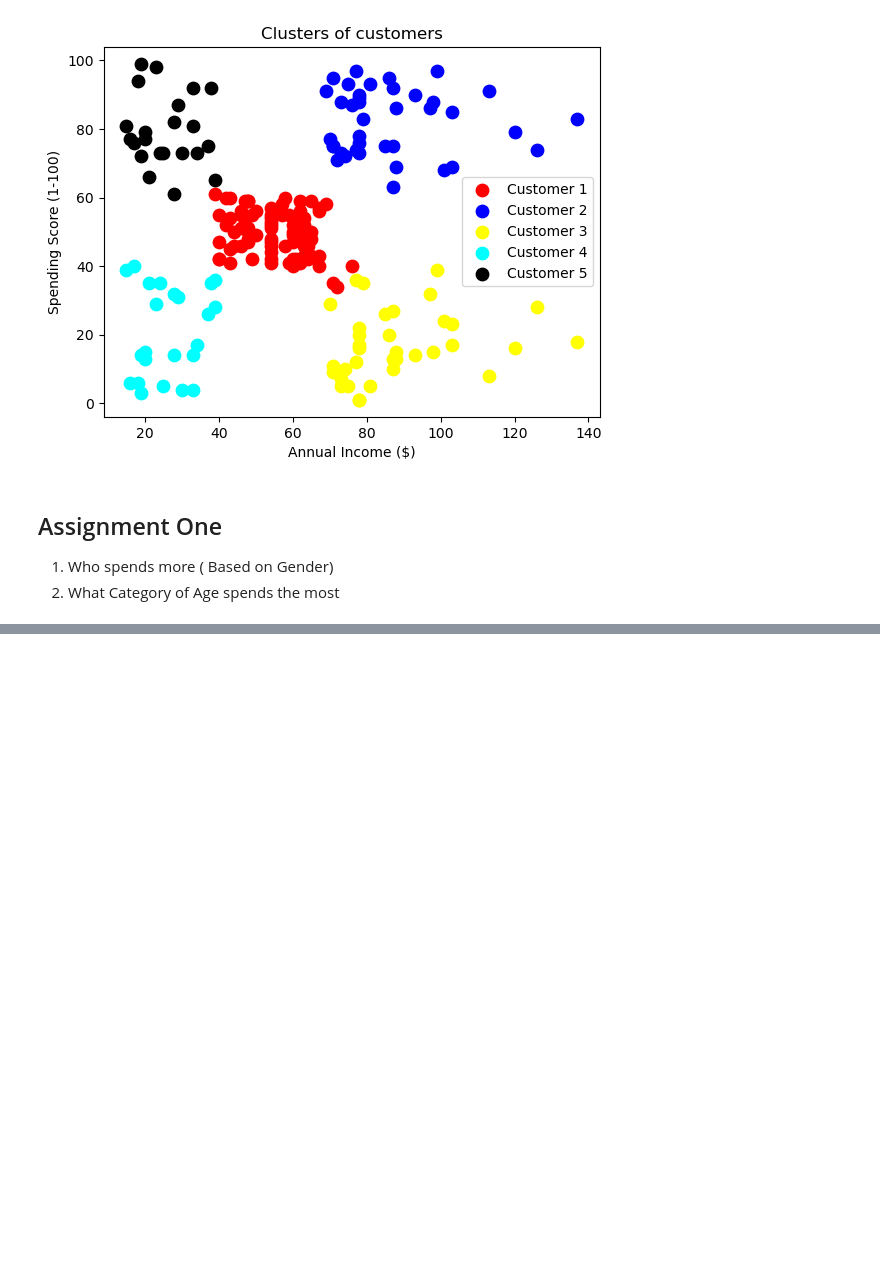
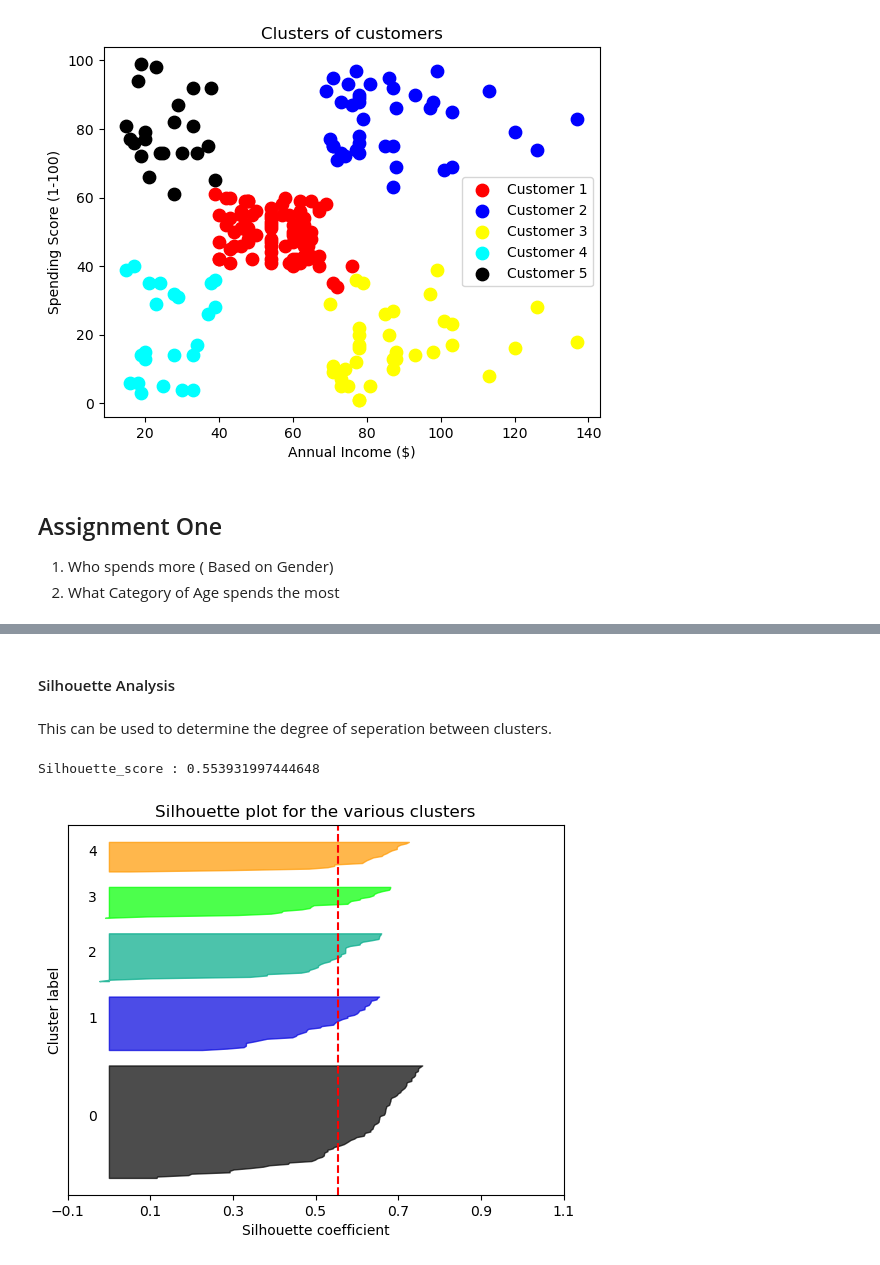
Before and after one commit to Demmynile/DSN-repo, a Jupyter notebook: Customer Segmentation.ipynb, the cells around one changed output, grey strips where cells are left out. Drawn from its saved outputs; the diff is of its cells as text; code cells hidden in the pictures; blank space fills up the shorter version.

```diff
--- a/Customer Segmentation.ipynb
+++ b/Customer Segmentation.ipynb
@@ -130,0 +133,4 @@ plt.show()
+# %% [markdown]
+#### Silhouette Analysis
+# %% [markdown]
+This can be used to determine the degree of seperation between clusters.
@@ -130,0 +139,6 @@ plt.show()
+# %%
+# Calculate the silhouette_score
+silhouette_avg = silhouette_score(X , y_kmeans)
+print("Silhouette_score :" , silhouette_avg)
+# %% [output]
+Silhouette_score : 0.553931997444648
@@ -130,0 +149,43 @@ plt.show()
+# %%
+# Calculate silhouette scores for each sample
+
+silhouette_values  = silhouette_samples(X , y_kmeans)
+
+
+fig , ax = plt.subplots()
+
+
+y_lower = 10
+
+for i in range(kmeansmodel.n_clusters):
+
+    ith_cluster_silhouette_values =  silhouette_values[y_kmeans == i]
+
+    ith_cluster_silhouette_values.sort()
+
+
+    size_cluster_i = ith_cluster_silhouette_values.shape[0]
+
+    y_upper = y_lower + size_cluster_i
+
+    color = cm.nipy_spectral(float(i) / kmeansmodel.n_clusters)
+
+    ax.fill_betweenx(np.arange(y_lower , y_upper),
+                    0 , ith_cluster_silhouette_values,
+                    facecolor=color , edgecolor=color , alpha=0.7)
+    ax.text(-0.05 , y_lower + 0.5 * size_cluster_i , str(i))
+
+    y_lower = y_upper + 10
+
+
+ax.set_title("Silhouette plot for the various clusters")
+ax.set_xlabel("Silhouette coefficient")
+ax.set_ylabel("Cluster label")
+
+ax.axvline(x = silhouette_avg , color="red" , linestyle="--")
+ax.set_yticks([])
+ax.set_xticks(np.arange(-0.1, 1.1, 0.2))
+
+plt.show()
+# %% [output]
+[figure, added]
```
Also changed, not shown: parts of 3 cells of this notebook.
